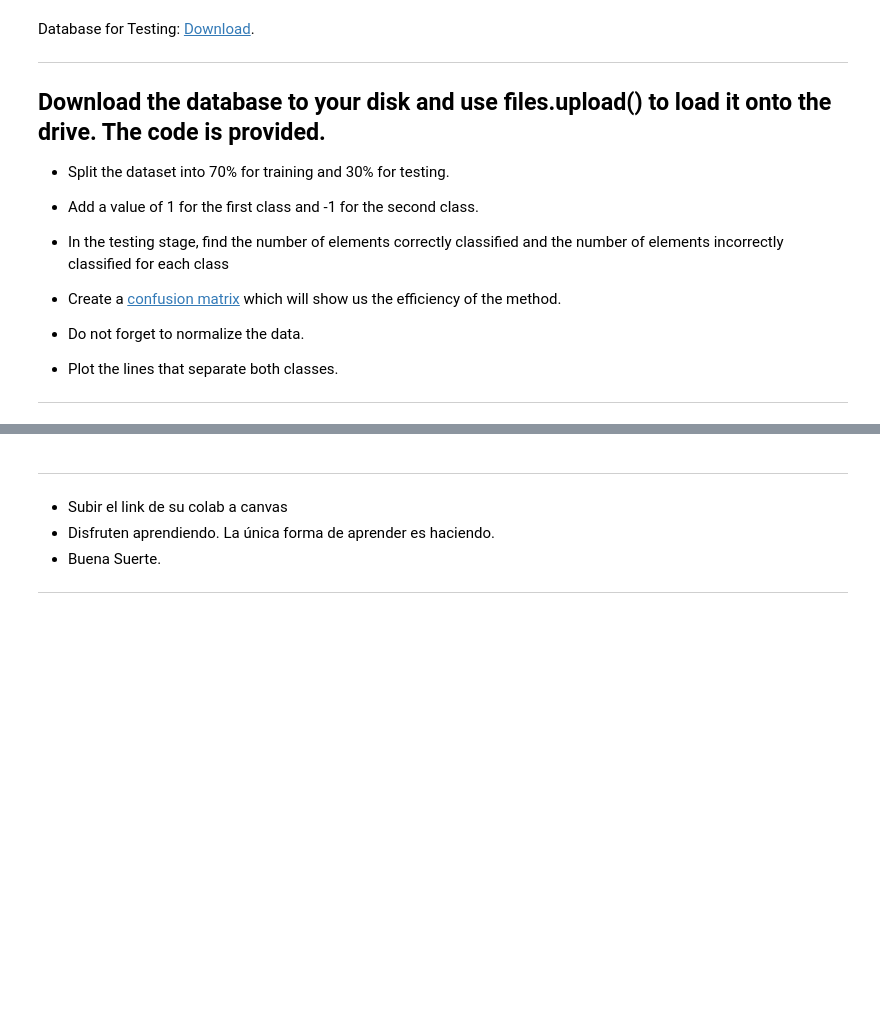
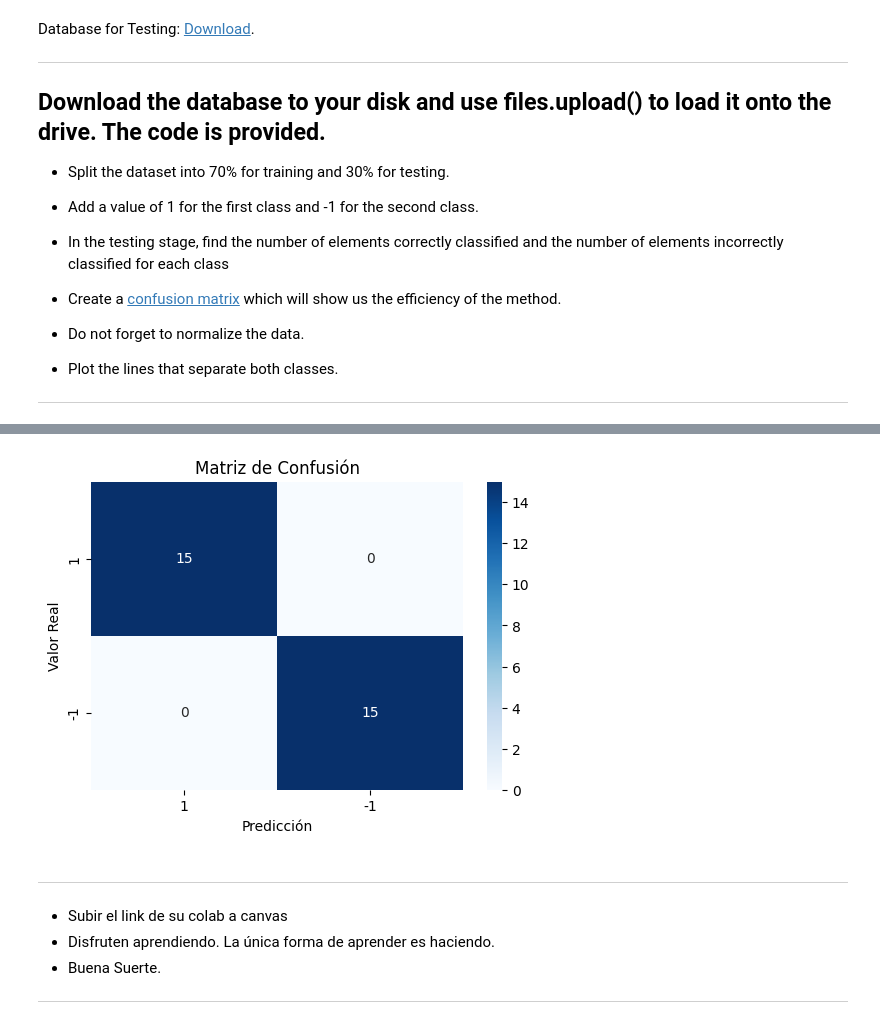
Before and after one commit to s110/Maestria, a Jupyter notebook: Maestria/MachineLearning/SMV/Maestría_Hard_SVM_2024_21ipynb.ipynb, the cells around one changed output, grey strips where cells are left out. Cells and saved outputs as stored; diff of their text form; code cells hidden in the pictures; blank space fills up the shorter version.

```diff
--- a/Maestria/MachineLearning/SMV/Maestría_Hard_SVM_2024_21ipynb.ipynb
+++ b/Maestria/MachineLearning/SMV/Maestría_Hard_SVM_2024_21ipynb.ipynb
@@ -297,0 +343,88 @@ plt.show()
+# %%
+from sklearn.preprocessing import StandardScaler
+# --- 2. Normalización de Características ---
+scaler = StandardScaler()
+X_train_normalized = scaler.fit_transform(X_train)
+X_test_normalized = scaler.transform(X_test) # Usar el mismo scaler ajustado en train
+
+print("\nPrimeras 2 filas de X_train normalizado:\n", X_train_normalized[:2])
+print("Media de X_train_normalized (debería ser cercana a 0):", np.mean(X_train_normalized, axis=0))
+print("Std de X_train_normalized (debería ser cercana a 1):", np.std(X_train_normalized, axis=0))
+
+# --- 3. Entrenamiento del Modelo SVM ---
+print("\nEntrenando el modelo SVM...")
+# Asegurarse de que Y_train sea un vector columna para GetLambda si es necesario
+# o ajustar GetLambda para que maneje Y 1D correctamente.
+# La implementación actual de GetLambda espera y.reshape(1,-1) para A,
+# y y.astype(float) para el cálculo de K. Y_train ya es 1D.
+lambda_values = GetLambda(X_train_normalized, Y_train)
+print("Forma de lambda_values:", lambda_values.shape)
+
+W_vector = Get_W(X_train_normalized, Y_train, lambda_values)
+print("Vector de pesos W:", W_vector)
+print("Forma de W_vector:", W_vector.shape)
+
+# Para Get_b, la fórmula que usamos es b = - (1/n) * sum(X_i @ W)
+# Alternativamente, b se puede calcular usando vectores de soporte.
+# b_offset = Get_b(X_train_normalized, W_vector)
+
+# Cálculo de b usando vectores de soporte (más robusto para SVM)
+# Identificar vectores de soporte (aquellos con lambda > umbral pequeño)
+support_vector_indices = np.where(lambda_values.flatten() > 1e-5)[0]
+if len(support_vector_indices) == 0:
+    print("Advertencia: No se encontraron vectores de soporte. El modelo puede no haber convergido bien.")
+    # Fallback a la media si no hay SVs (aunque esto es inusual)
+    b_offset = Get_b(X_train_normalized, W_vector)
+else:
+    # Calcular b para cada vector de soporte y promediar
+    # b = y_s - X_s @ W
+    b_values_sv = Y_train[support_vector_indices] - np.dot(X_train_normalized[support_vector_indices], W_vector)
+    b_offset = np.mean(b_values_sv)
+
+print("Término de sesgo b:", b_offset)
+
+
+# --- 4. Prueba del Modelo ---
+print("\nProbando el modelo...")
+Y_pred = Test(X_test_normalized, W_vector, b_offset)
+print("Predicciones (primeros 10):", Y_pred[:10])
+print("Valores reales (primeros 10):", Y_test[:10])
+
+# --- 5. Evaluación del Modelo ---
+print("\nEvaluación del modelo:")
+correct_predictions = np.sum(Y_pred == Y_test)
+total_predictions = len(Y_test)
+accuracy = correct_predictions / total_predictions
+print(f"Precisión (Accuracy): {accuracy:.4f}")
+
+# Elementos correctamente e incorrectamente clasificados por clase
+for cls_val in np.unique(Y_test):
+    cls_mask_test = (Y_test == cls_val)
+    cls_mask_pred = (Y_pred == cls_val)
+
+    correctly_classified = np.sum(cls_mask_test & cls_mask_pred)
+    # Incorrectamente clasificados para esta clase verdadera:
+    # Son aquellos donde Y_test es cls_val PERO Y_pred NO es cls_val
+    incorrectly_classified = np.sum(cls_mask_test & ~cls_mask_pred)
+
+    print(f"Clase {int(cls_val)}:")
+    print(f"  Correctamente clasificados: {correctly_classified}")
+    print(f"  Incorrectamente clasificados: {incorrectly_classified}")
+
+# Matriz de Confusión
+cm = metrics.confusion_matrix(Y_test, Y_pred)
+print("\nMatriz de Confusión:")
+print(cm)
+
+# Para una mejor visualización de la matriz de confusión
+import seaborn as sns # Opcional, para una gráfica más bonita
+
+plt.figure(figsize=(6,4))
+sns.heatmap(cm, annot=True, fmt='d', cmap='Blues',
+            xticklabels=class_mapping.keys(), # O [1, -1] si prefieres
+            yticklabels=class_mapping.keys()) # O [1, -1] si prefieres
+plt.xlabel('Predicción')
+plt.ylabel('Valor Real')
+plt.title('Matriz de Confusión')
+plt.show()
+# %% [output]
@@ -298,3 +448,4 @@ plt.show()
+[figure, added]
 # %% [markdown]
 ----
 
```
Also changed, not shown: parts of 5 cells of this notebook, 2 other files.
